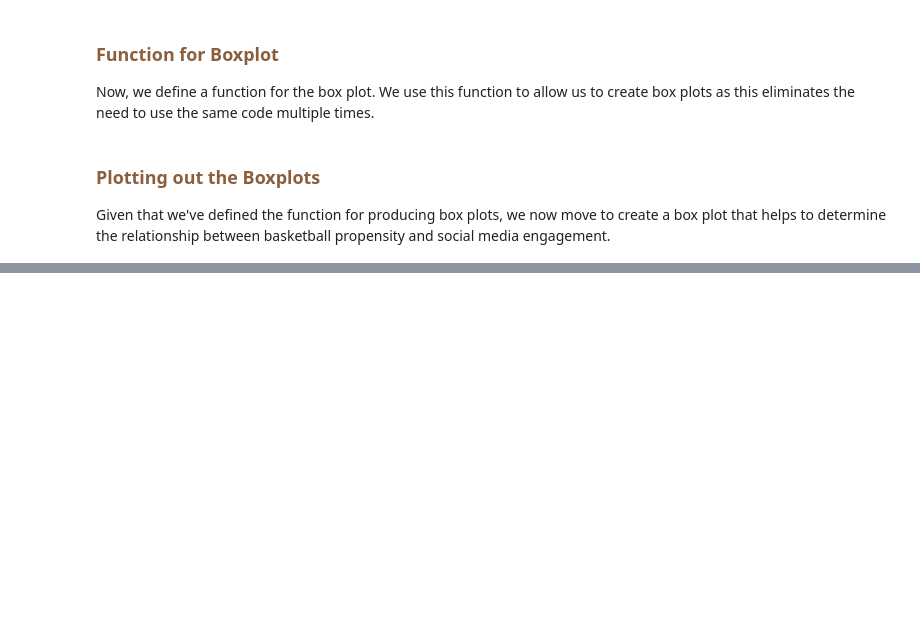
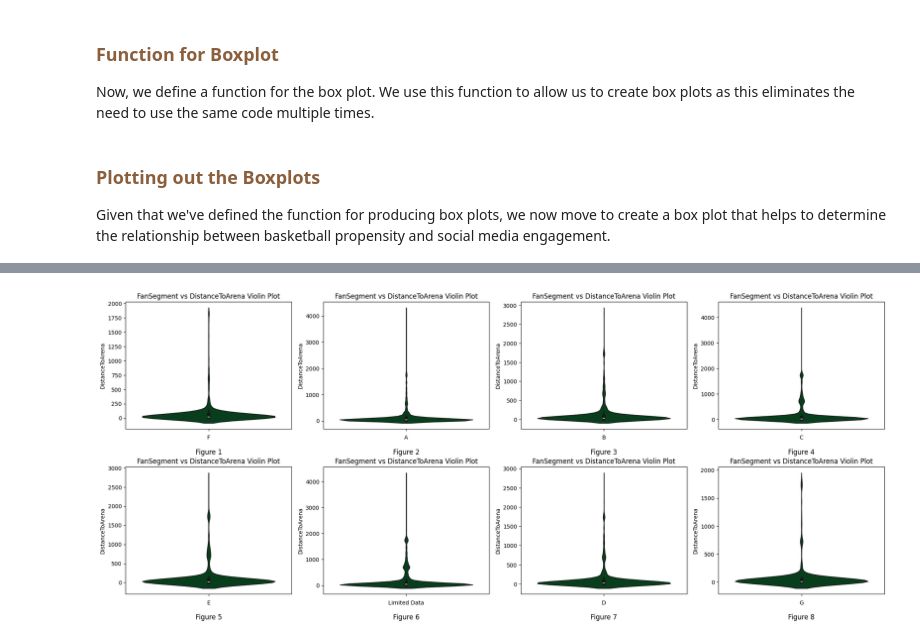
Before and after one commit to chowdhuryj-github/BucksFanExperience, a Jupyter notebook: BucksDataVisualization/DataVisualizationSalvin.ipynb, the cells around one changed output, grey strips where cells are left out. Saved outputs shown, nothing was run; the diff lists cells and outputs as text; code cells hidden in the pictures; blank space fills up the shorter version.

```diff
--- a/BucksDataVisualization/DataVisualizationSalvin.ipynb
+++ b/BucksDataVisualization/DataVisualizationSalvin.ipynb
@@ -437,0 +441,50 @@ Median of High Social Media Engagement:  711.0
+# %%
+# function for graphing out a violin plot
+def plot_violin_plot(fan_segment, y_axis_title, dataset, ax, title):
+    sns.violinplot(y = y_axis_title, data=dataset, color='#00471B', ax=ax)
+    ax.set_title(title)
+    ax.set_xlabel(fan_segment)
+    ax.set_ylabel(y_axis_title)
+# %%
+# finding unique value of the fan segments
+fan_segments = account_df['FanSegment'].unique()
+
+# setting the number of rows and columns
+rows = 3
+columns = 4
+
+# creating the figure
+fig, axes = plt.subplots(rows, columns, figsize=(20, 12))
+
+# flatten the axes array
+axes = axes.ravel()
+
+# using a for loop to greate the graph
+for i, segment in enumerate(fan_segments):
+    if i < len(axes):
+        segment_df = account_df[account_df['FanSegment'] == segment]
+        plot_violin_plot(segment, "DistanceToArena", segment_df, axes[i],
+                          "FanSegment vs DistanceToArena Violin Plot")
+        axes[i].text(
+            0.5,
+            -0.2,
+            f"Figure {i+1}",
+            transform=axes[i].transAxes,
+            ha='center',
+            fontsize=12,
+            clip_on=False
+        )
+
+for j in range(len(fan_segments), len(axes)):
+    fig.delaxes(axes[j])
+
+# displaying the plots
+plt.tight_layout()
+
+# saving the figure
+fig.savefig("C:/GitHub/BucksHackathon25/BucksPlots/segment_vs_distance_plots.png", dpi=300, bbox_inches='tight')
+
+# displaying the plot
+plt.show()
+# %% [output]
+[figure, added]
```
Also changed, not shown: parts of 12 cells of this notebook, 5 other files.
